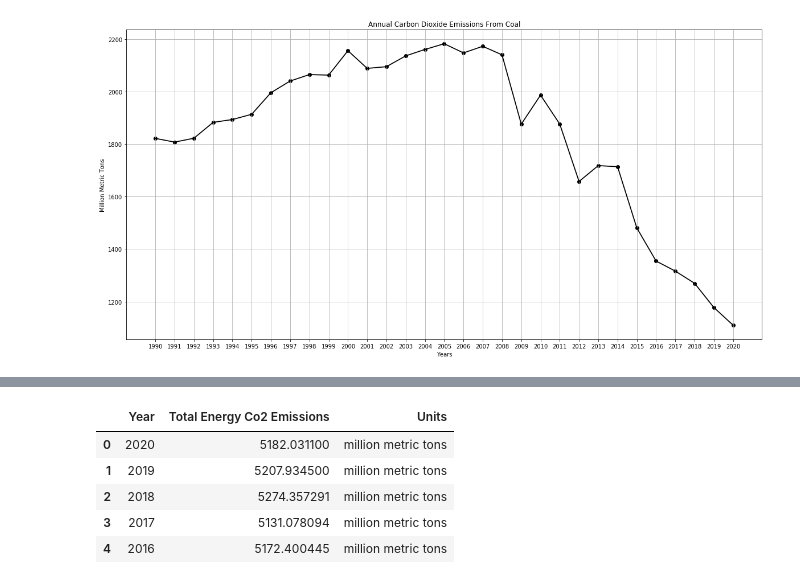
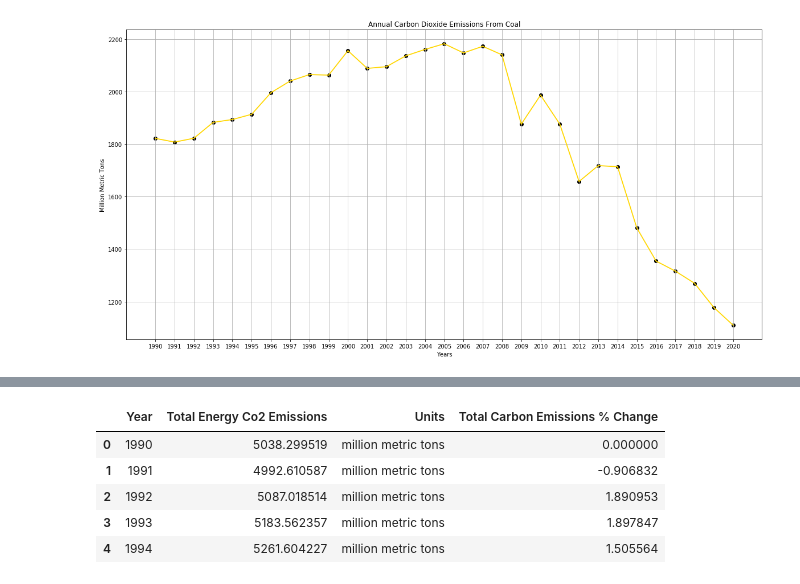
Before and after one commit to us-energy-analysis/Energy-analysis, a Jupyter notebook: emissions_analysis.ipynb, the cells around one changed output, grey strips where cells are left out. Drawn from its saved outputs; the diff is of its cells as text; code cells hidden in the pictures.

```diff
--- a/emissions_analysis.ipynb
+++ b/emissions_analysis.ipynb
@@ -143,8 +148,21 @@ for x in ng_emissions['series'][0]['data']:
     ng_year.append(x[0])
     ng_value.append(x[1])
 
+ng_year = ng_year[::-1]
+ng_value = ng_value[::-1]
+
+# Loop through to calculate the annual percent change
+i = 0
+percent_change_natural_gas_emissions = []
+for z in ng_value:
+    if(i == 0):
+        percent_change_natural_gas_emissions.append(0)
+    else:
+        percent_change_natural_gas_emissions.append( (z - ng_value[i-1])/ ng_value[i-1] * 100)
+    i += 1
+
 # make a dataframe
-ng_emissions_df = pd.DataFrame({"Year": ng_year, "Natural Gas Emissions": ng_value, "Units": units})
+ng_emissions_df = pd.DataFrame({"Year": ng_year, "Natural Gas Emissions": ng_value, "Units": units, "Natural Gas Emissions % Change": percent_change_natural_gas_emissions})
 
 ng_emissions_df.head()
 # %% [output]
@@ -233,10 +255,22 @@ for x in c_emissions['series'][0]['data']:
     c_year.append(x[0])
     c_value.append(x[1])
 
+c_year = c_year[::-1]
+c_value = c_value[::-1]
+
+# Loop through to calculate the annual percent change
+i = 0
+percent_change_coal_emissions = []
+for z in c_value:
+    if(i == 0):
+        percent_change_coal_emissions.append(0)
+    else:
+        percent_change_coal_emissions.append( (z - c_value[i-1])/ c_value[i-1] * 100)
+    i += 1
 
 
 # make a dataframe
-c_emissions_df = pd.DataFrame({"Year": c_year, "Coal Emissions": c_value, "Units": units})
+c_emissions_df = pd.DataFrame({"Year": c_year, "Coal Emissions": c_value, "Units": units, "Coal Emissions % Change": percent_change_coal_emissions})
 
 c_emissions_df.head()
 # %% [output]
@@ -276,22 +315,21 @@ The percentage change in coal from the lowest year to highest year is 96.5807926
 # %%
 # Set the size of the figure to fit 30 years of data
 plt.figure(figsize=(20,10))
 # Create a visual for the data
 plt.scatter(year, c_emissions_df["Coal Emissions"], color="black", edgecolors="black")
-plt.plot(year, c_emissions_df["Coal Emissions"], color="black", linewidth=1.75)
+plt.plot(year, c_emissions_df["Coal Emissions"], color="gold", linewidth=1.75)
 plt.title("Annual Carbon Dioxide Emissions From Coal")
 plt.ylabel("Million Metric Tons")
 plt.xlabel("Years")
 plt.grid(True)
-plt.gca().invert_xaxis()
 
 # Save Figure
 plt.savefig("output/coal_emissions.png")
 
 # display the figure
 plt.show()
 # %% [output]
-[figure, old version]
+[figure, new version]
 # %%
 # url for annual total energy carbon dioxide emissions
 cd_url = "http://api.eia.gov/series/?api_key=" + api_key + "&series_id=STEO.TETCCO2.A"
@@ -325,17 +363,30 @@ for x in cd_emissions['series'][0]['data']:
     cd_year.append(x[0])
     cd_value.append(x[1])
 
+cd_year = cd_year[::-1]
+cd_value = cd_value[::-1]
+
+# Loop through to calculate the annual percent change
+i = 0
+percent_change_cd_emissions = []
+for z in cd_value:
+    if(i == 0):
+        percent_change_cd_emissions.append(0)
+    else:
+        percent_change_cd_emissions.append( (z - cd_value[i-1])/ cd_value[i-1] * 100)
+    i += 1
+
 # make a dataframe
-cd_emissions_df = pd.DataFrame({"Year": cd_year, "Total Energy Co2 Emissions": cd_value, "Units": units})
+cd_emissions_df = pd.DataFrame({"Year": cd_year, "Total Energy Co2 Emissions": cd_value, "Units": units, "Total Carbon Emissions % Change": percent_change_cd_emissions})
 
 cd_emissions_df.head()
 # %% [output]
-|  | Year | Total Energy Co2 Emissions | Units |
-| 0 | 2020 | 5182.031100 | million metric tons |
-| 1 | 2019 | 5207.934500 | million metric tons |
-| 2 | 2018 | 5274.357291 | million metric tons |
-| 3 | 2017 | 5131.078094 | million metric tons |
-| 4 | 2016 | 5172.400445 | million metric tons |
+|  | Year | Total Energy Co2 Emissions | Units | Total Carbon Emissions % Change |
+| 0 | 1990 | 5038.299519 | million metric tons | 0.000000 |
+| 1 | 1991 | 4992.610587 | million metric tons | -0.906832 |
+| 2 | 1992 | 5087.018514 | million metric tons | 1.890953 |
+| 3 | 1993 | 5183.562357 | million metric tons | 1.897847 |
+| 4 | 1994 | 5261.604227 | million metric tons | 1.505564 |
 # %%
 # Find minimum and maximum total  emissions
 cd_min_emissions_value = cd_emissions_df["Total Energy Co2 Emissions"].min()
```
Also changed, not shown: parts of 26 cells of this notebook.
